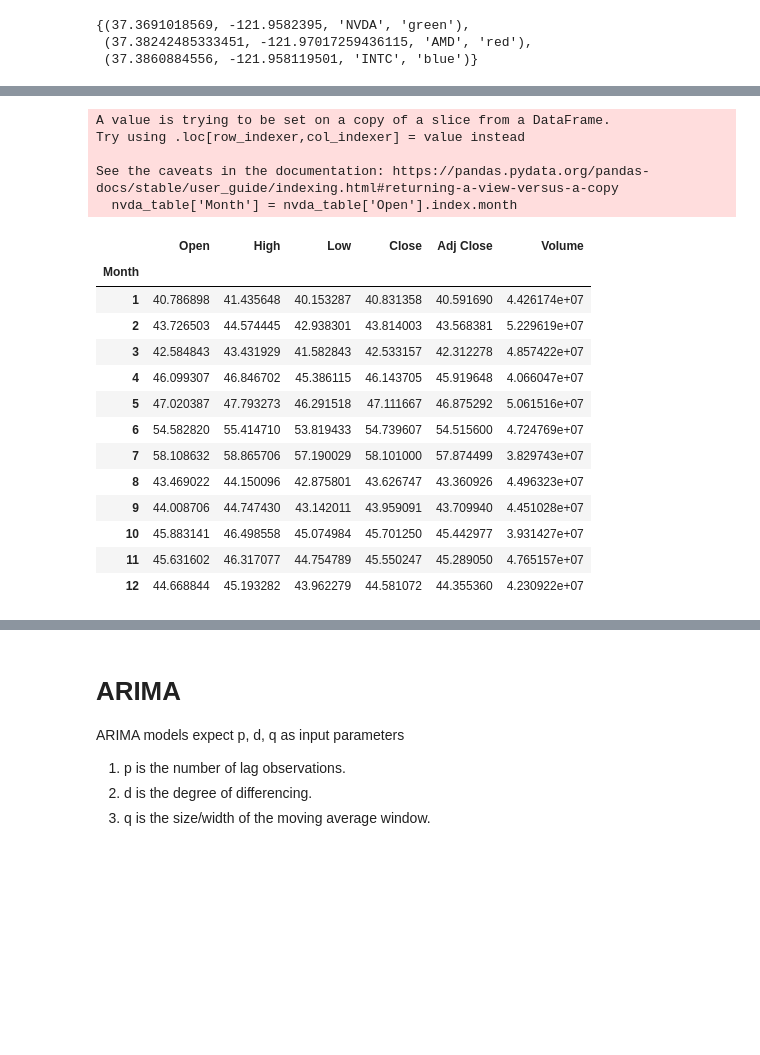
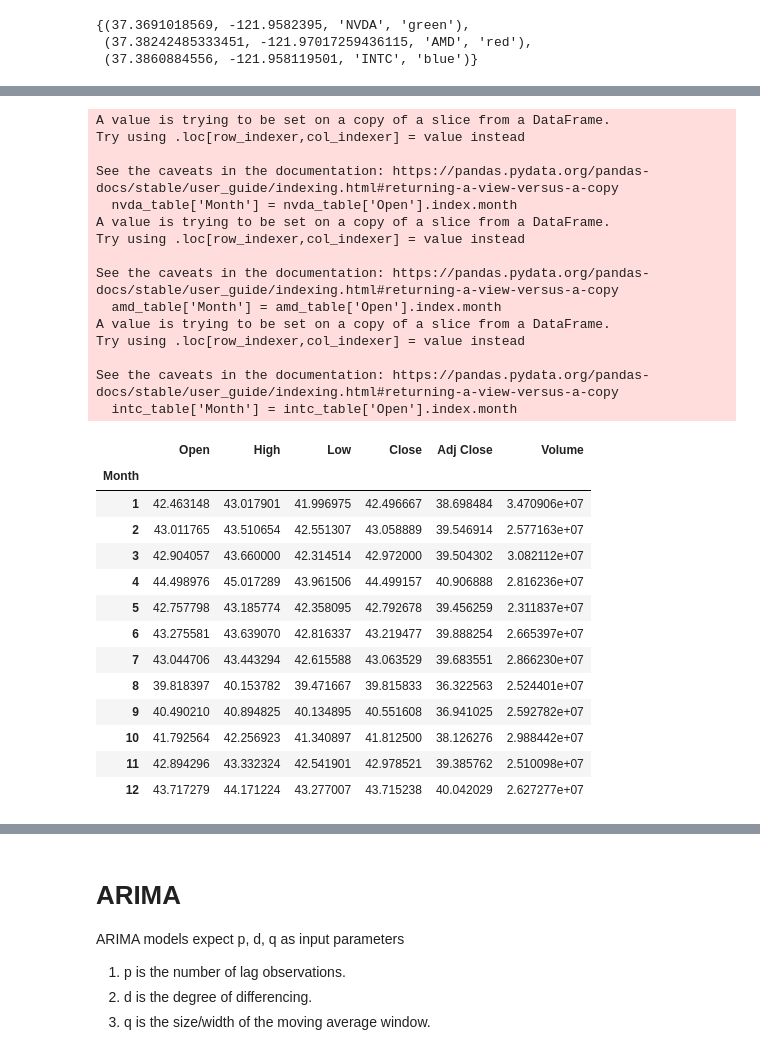
Before and after one commit to huy-ho/stock-forecasting, a Jupyter notebook: stock-forecasting.ipynb, the cells around one changed output, grey strips where cells are left out. Drawn from its saved outputs; the diff is of its cells as text; code cells hidden in the pictures; blank space fills up the shorter version.

```diff
--- a/stock-forecasting.ipynb
+++ b/stock-forecasting.ipynb
@@ -215,26 +236,45 @@ m
 # %%
 nvda_table = data['NVDA']
 nvda_table['Month'] = nvda_table['Open'].index.month
 nvda_month_grouped = nvda_table.groupby('Month').mean()
-nvda_month_grouped
+
+amd_table = data['AMD']
+amd_table['Month'] = amd_table['Open'].index.month
+amd_month_grouped = amd_table.groupby('Month').mean()
+
+intc_table = data['INTC']
+intc_table['Month'] = intc_table['Open'].index.month
+intc_month_grouped = intc_table.groupby('Month').mean()
+
+intc_month_grouped
 # %% [output]
 A value is trying to be set on a copy of a slice from a DataFrame.
 Try using .loc[row_indexer,col_indexer] = value instead
 
 See the caveats in the documentation: https://pandas.pydata.org/pandas-docs/stable/user_guide/indexing.html#returning-a-view-versus-a-copy
   nvda_table['Month'] = nvda_table['Open'].index.month
+A value is trying to be set on a copy of a slice from a DataFrame.
+Try using .loc[row_indexer,col_indexer] = value instead
+
+See the caveats in the documentation: https://pandas.pydata.org/pandas-docs/stable/user_guide/indexing.html#returning-a-view-versus-a-copy
+  amd_table['Month'] = amd_table['Open'].index.month
+A value is trying to be set on a copy of a slice from a DataFrame.
+Try using .loc[row_indexer,col_indexer] = value instead
+
+See the caveats in the documentation: https://pandas.pydata.org/pandas-docs/stable/user_guide/indexing.html#returning-a-view-versus-a-copy
+  intc_table['Month'] = intc_table['Open'].index.month
 |  | Open | High | Low | Close | Adj Close | Volume |
 | Month |  |  |  |  |  |  |
-| 1 | 40.786898 | 41.435648 | 40.153287 | 40.831358 | 40.591690 | 4.426174e+07 |
-| 2 | 43.726503 | 44.574445 | 42.938301 | 43.814003 | 43.568381 | 5.229619e+07 |
-| 3 | 42.584843 | 43.431929 | 41.582843 | 42.533157 | 42.312278 | 4.857422e+07 |
-| 4 | 46.099307 | 46.846702 | 45.386115 | 46.143705 | 45.919648 | 4.066047e+07 |
-| 5 | 47.020387 | 47.793273 | 46.291518 | 47.111667 | 46.875292 | 5.061516e+07 |
-| 6 | 54.582820 | 55.414710 | 53.819433 | 54.739607 | 54.515600 | 4.724769e+07 |
-| 7 | 58.108632 | 58.865706 | 57.190029 | 58.101000 | 57.874499 | 3.829743e+07 |
-| 8 | 43.469022 | 44.150096 | 42.875801 | 43.626747 | 43.360926 | 4.496323e+07 |
-| 9 | 44.008706 | 44.747430 | 43.142011 | 43.959091 | 43.709940 | 4.451028e+07 |
-| 10 | 45.883141 | 46.498558 | 45.074984 | 45.701250 | 45.442977 | 3.931427e+07 |
-| 11 | 45.631602 | 46.317077 | 44.754789 | 45.550247 | 45.289050 | 4.765157e+07 |
-| 12 | 44.668844 | 45.193282 | 43.962279 | 44.581072 | 44.355360 | 4.230922e+07 |
+| 1 | 42.463148 | 43.017901 | 41.996975 | 42.496667 | 38.698484 | 3.470906e+07 |
+| 2 | 43.011765 | 43.510654 | 42.551307 | 43.058889 | 39.546914 | 2.577163e+07 |
+| 3 | 42.904057 | 43.660000 | 42.314514 | 42.972000 | 39.504302 | 3.082112e+07 |
+| 4 | 44.498976 | 45.017289 | 43.961506 | 44.499157 | 40.906888 | 2.816236e+07 |
+| 5 | 42.757798 | 43.185774 | 42.358095 | 42.792678 | 39.456259 | 2.311837e+07 |
+| 6 | 43.275581 | 43.639070 | 42.816337 | 43.219477 | 39.888254 | 2.665397e+07 |
+| 7 | 43.044706 | 43.443294 | 42.615588 | 43.063529 | 39.683551 | 2.866230e+07 |
+| 8 | 39.818397 | 40.153782 | 39.471667 | 39.815833 | 36.322563 | 2.524401e+07 |
+| 9 | 40.490210 | 40.894825 | 40.134895 | 40.551608 | 36.941025 | 2.592782e+07 |
+| 10 | 41.792564 | 42.256923 | 41.340897 | 41.812500 | 38.126276 | 2.988442e+07 |
+| 11 | 42.894296 | 43.332324 | 42.541901 | 42.978521 | 39.385762 | 2.510098e+07 |
+| 12 | 43.717279 | 44.171224 | 43.277007 | 43.715238 | 40.042029 | 2.627277e+07 |
 # %%
```
Also changed, not shown: parts of 7 cells of this notebook.
